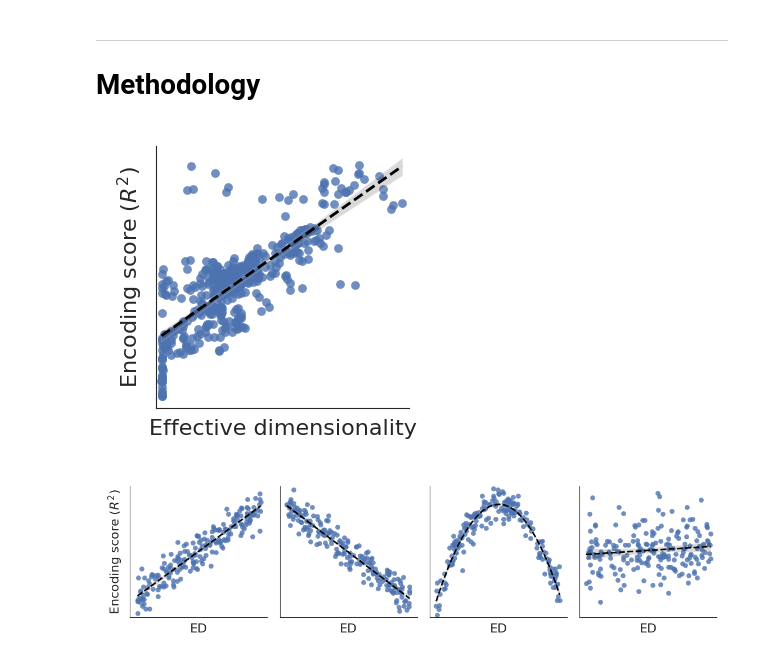
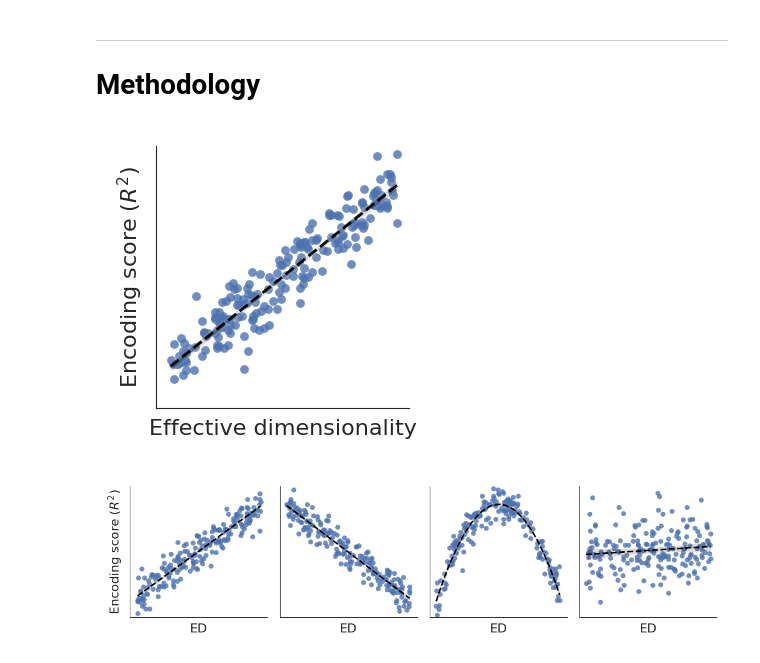
Before and after one commit to EricElmoznino/encoder_dimensionality, a Jupyter notebook: figures/manuscript/depictions.ipynb, the cells around one changed output. Saved outputs shown, nothing was run; the diff lists cells and outputs as text; code cells hidden in the pictures.

```diff
--- a/figures/manuscript/depictions.ipynb
+++ b/figures/manuscript/depictions.ipynb
@@ -76,30 +76,22 @@ plt.show()
 ---
 # Methodology
 # %%
-dataset = 'imagenet'
-tf_to_pt_layer_map = {'encode_2': 'layer1.0.relu', 'encode_3': 'layer1.1.relu',
-                      'encode_4': 'layer2.0.relu', 'encode_5': 'layer2.1.relu',
-                      'encode_6': 'layer3.0.relu', 'encode_7': 'layer3.1.relu',
-                      'encode_8': 'layer4.0.relu', 'encode_9': 'layer4.1.relu'}
-data = pd.merge(pd.read_csv(f'../../results/encoding|benchmark:dicarlo.MajajHong2015.IT.public-pls|pooling:False.csv'),
-                pd.read_csv(f'../../results/eigmetrics|dataset:{dataset}|pooling:True|grayscale:False.csv'),
-                on=['architecture', 'task', 'kind', 'source', 'layer'])
-data.loc[:, 'layer'] = data['layer'].replace(tf_to_pt_layer_map)
-
 fig, ax = plt.subplots(1, 1, figsize=(1.55, 1.55))
 
-ax.set_xlim(0.9, 180)
-sns.regplot(data=data, x='effective dimensionality', y='score',
-            logx=True,
+x = np.random.rand(200)
+y = x + np.random.normal(size=200, scale=.1)
+data = pd.DataFrame({'x': x, 'y': y})
+sns.regplot(data=data, x='x', y='y',
             scatter_kws={'alpha': 0.8, 's': 10, 'linewidth': 0},
             line_kws={'color': 'black', 'linestyle': '--', 'linewidth': 1},
             ax=ax)
-ax.set(xlabel='Effective dimensionality', ylabel=r'Encoding score $(R^2)$', xscale='log')
+ax.set(xlabel='Effective dimensionality', ylabel=r'Encoding score $(R^2)$',
+       xlim=(-0.05, 1.05), ylim=(-0.2, 1.2))
 
 plt.savefig('saved/depictions_methodology-trend.png', dpi=300)
 plt.show()
 # %% [output]
-[figure, old version]
+[figure, new version]
 # %%
 fig, axs = plt.subplots(1, 4, figsize=(5.5, 1.4))
 
```
Also changed, not shown: 4 other files.
